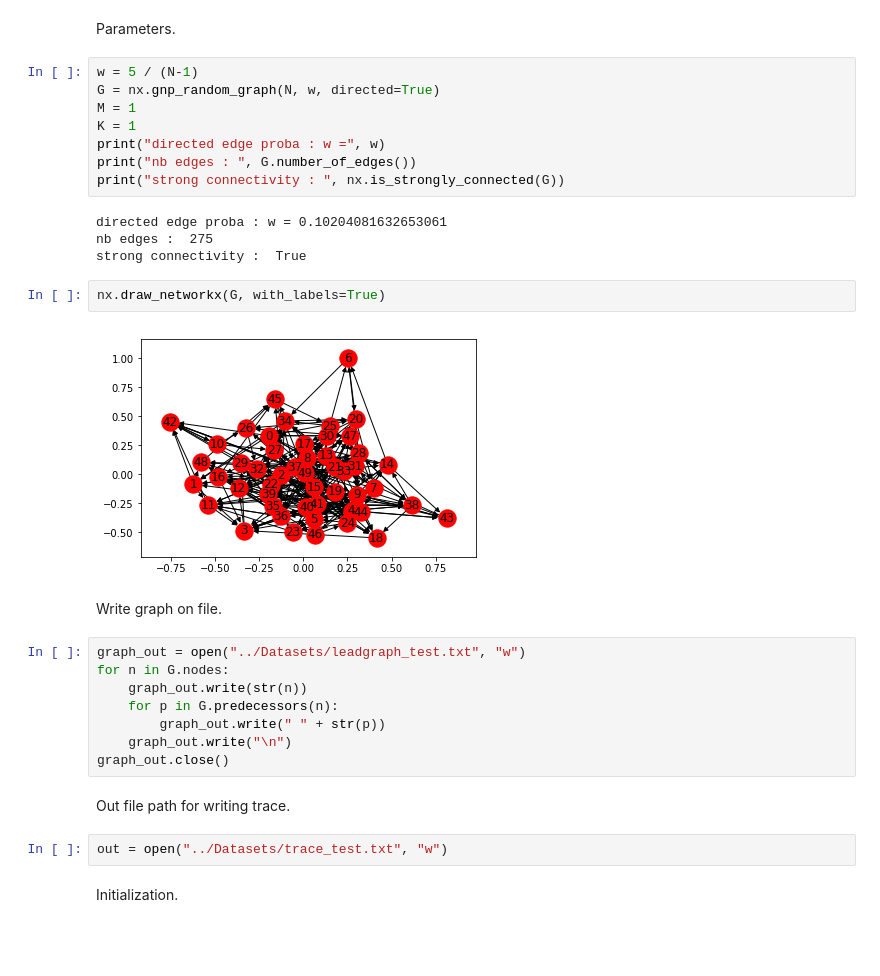
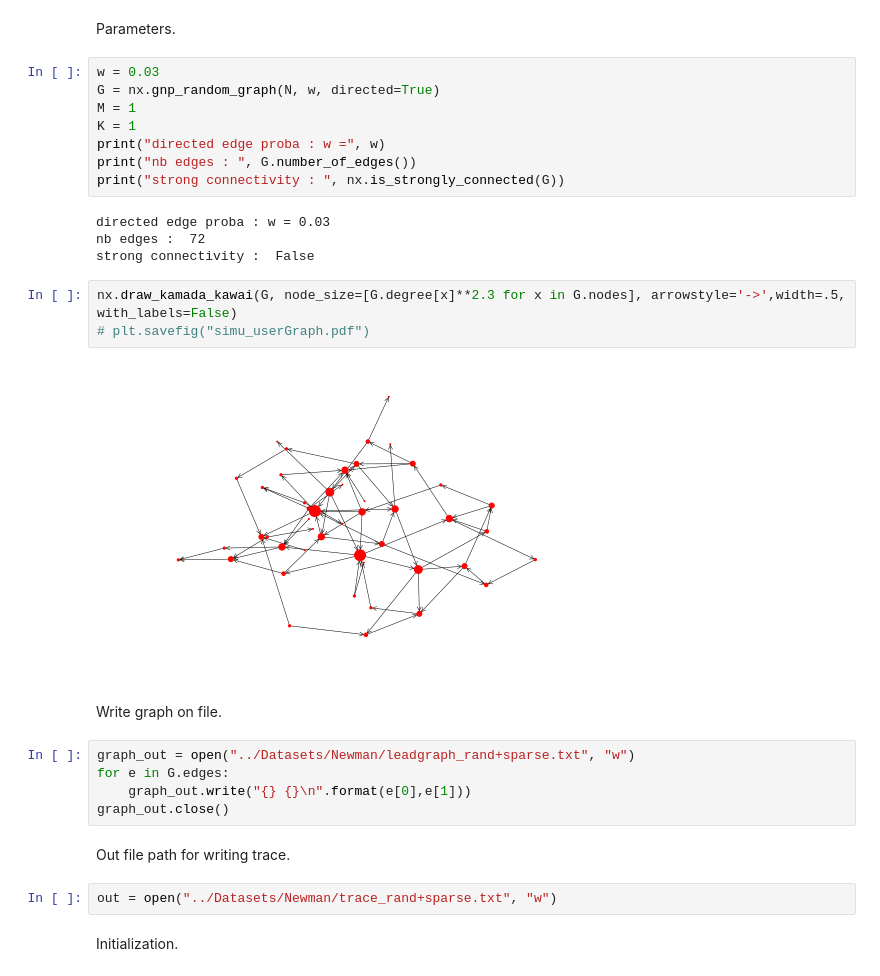
Before and after one commit to yokaiAG/Stage2019, a Jupyter notebook: Code/Simulator.ipynb, the cells around one changed output. Drawn from its saved outputs; the diff is of its cells as text; blank space fills up the shorter version.

```diff
--- a/Code/Simulator.ipynb
+++ b/Code/Simulator.ipynb
@@ -66,7 +67,7 @@ Creates trace (twid, uid, ts, rtid) from events list and user graph.
 # %% [markdown]
 Parameters.
 # %%
-w = 5 / (N-1)
+w = 0.03
 G = nx.gnp_random_graph(N, w, directed=True)
 M = 1
 K = 1
@@ -74,27 +75,25 @@ print("directed edge proba : w =", w)
 print("nb edges : ", G.number_of_edges())
 print("strong connectivity : ", nx.is_strongly_connected(G))
 # %% [output]
-directed edge proba : w = 0.10204081632653061
-nb edges :  275
-strong connectivity :  True
+directed edge proba : w = 0.03
+nb edges :  72
+strong connectivity :  False
-# %%
-nx.draw_networkx(G, with_labels=True)
-# %% [output]
-[figure, removed]
+# %%
+nx.draw_kamada_kawai(G, node_size=[G.degree[x]**2.3 for x in G.nodes], arrowstyle='->',width=.5,  with_labels=False)
+# plt.savefig("simu_userGraph.pdf")
+# %% [output]
+[figure, added]
 # %% [markdown]
 Write graph on file.
 # %%
-graph_out = open("../Datasets/leadgraph_test.txt", "w")
-for n in G.nodes:
-    graph_out.write(str(n))
-    for p in G.predecessors(n):
-        graph_out.write(" " + str(p))
-    graph_out.write("\n")
+graph_out = open("../Datasets/Newman/leadgraph_rand+sparse.txt", "w")
+for e in G.edges:
+    graph_out.write("{} {}\n".format(e[0],e[1]))
 graph_out.close()
 # %% [markdown]
 Out file path for writing trace.
 # %%
-out = open("../Datasets/trace_test.txt", "w")
+out = open("../Datasets/Newman/trace_rand+sparse.txt", "w")
 # %% [markdown]
 Initialization.
 # %%
```
Also changed, not shown: parts of 3 cells of this notebook, 3 other files.
